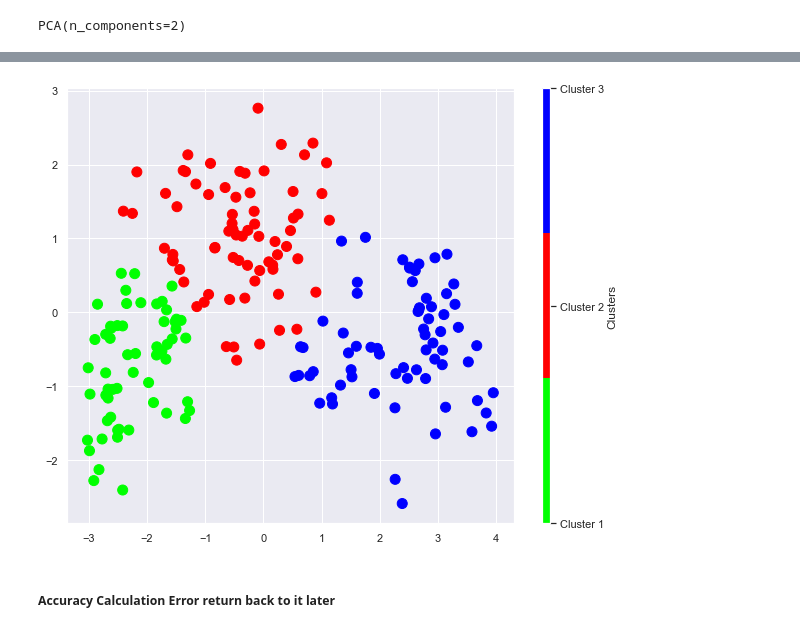
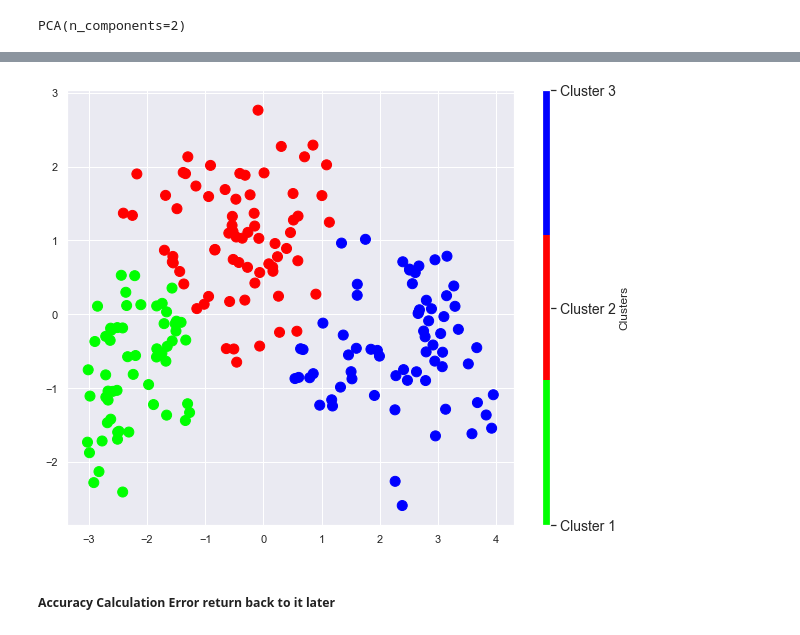
Before and after one commit to ARCHIBONG1/Wheat-Species-Prediction-Using-Clustering, a Jupyter notebook: Wheat Species Machine Learning Prediction_ Clustering Algorithms.ipynb, the cells around one changed output, grey strips where cells are left out. Cells and saved outputs as stored; diff of their text form; code cells hidden in the pictures.

```diff
--- a/Wheat Species Machine Learning Prediction_ Clustering Algorithms.ipynb
+++ b/Wheat Species Machine Learning Prediction_ Clustering Algorithms.ipynb
@@ -185,0 +190,23 @@ scaled_train_set.describe()  # Summary statistics of data set
+# %%
+import os
+os.environ["OMP_NUM_THREADS"] = '1'
+distortions = []
+K = range(1,10)
+for k in K:
+    kmeanModel = KMeans(n_clusters=k)
+    kmeanModel.fit(scaled_train_set)
+    distortions.append(kmeanModel.inertia_)
+# %%
+N = []
+import os
+os.environ["OMP_NUM_THREADS"] = '1'
+for _ in range(1,11):
+    kmeans = KMeans(n_clusters=_,
+    init = "k-means++", max_iter=100, n_init=10)
+    kmeans.fit(scaled_train_set)
+    N.append(kmeans.inertia_)
+
+plt.plot(range(1,11), N)
+plt.title("Elbow Methods")
+plt.xlabel("Number of Clusters")
+plt.ylabel("N")
@@ -312,12 +345,13 @@ array([[-0.31894175,  0.19299898],
 # %%
 plt.scatter(two_com_scaled_train_set[:,0], two_com_scaled_train_set[:,1], s=100, c=kmeans_scaled_train_set.labels_, cmap=plt.cm.get_cmap("brg_r",3));
 
 #plt.cm.
 cbar = plt.colorbar(label="Clusters", orientation="vertical", pad=0.05, aspect=50);
 cbar.set_ticks([0,1,2])
 cbar.set_ticklabels(["Cluster 1", "Cluster 2", "Cluster 3"])
+cbar.ax.tick_params(labelsize=14)
 # %% [output]
-[figure, old version]
+[figure, new version]
 # %% [markdown]
 ##### Accuracy Calculation Error return back to it later
 # %%
```
Also changed, not shown: parts of 28 cells of this notebook.
